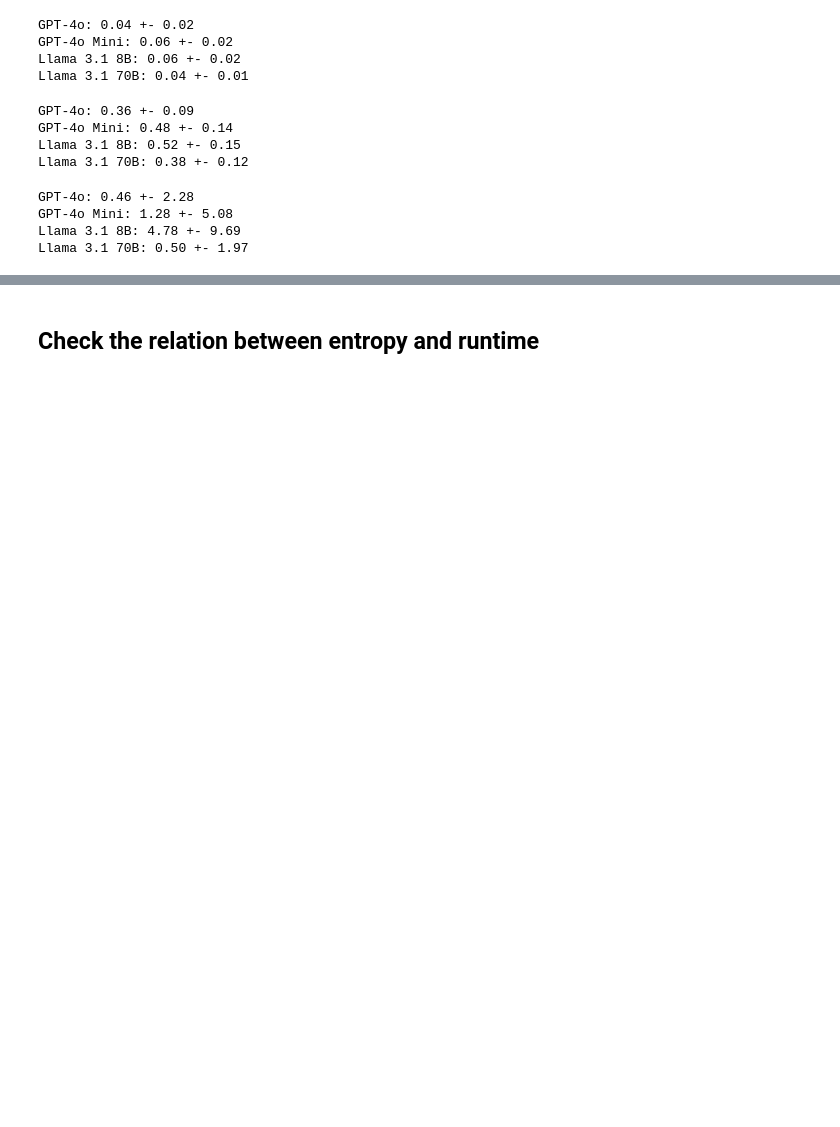
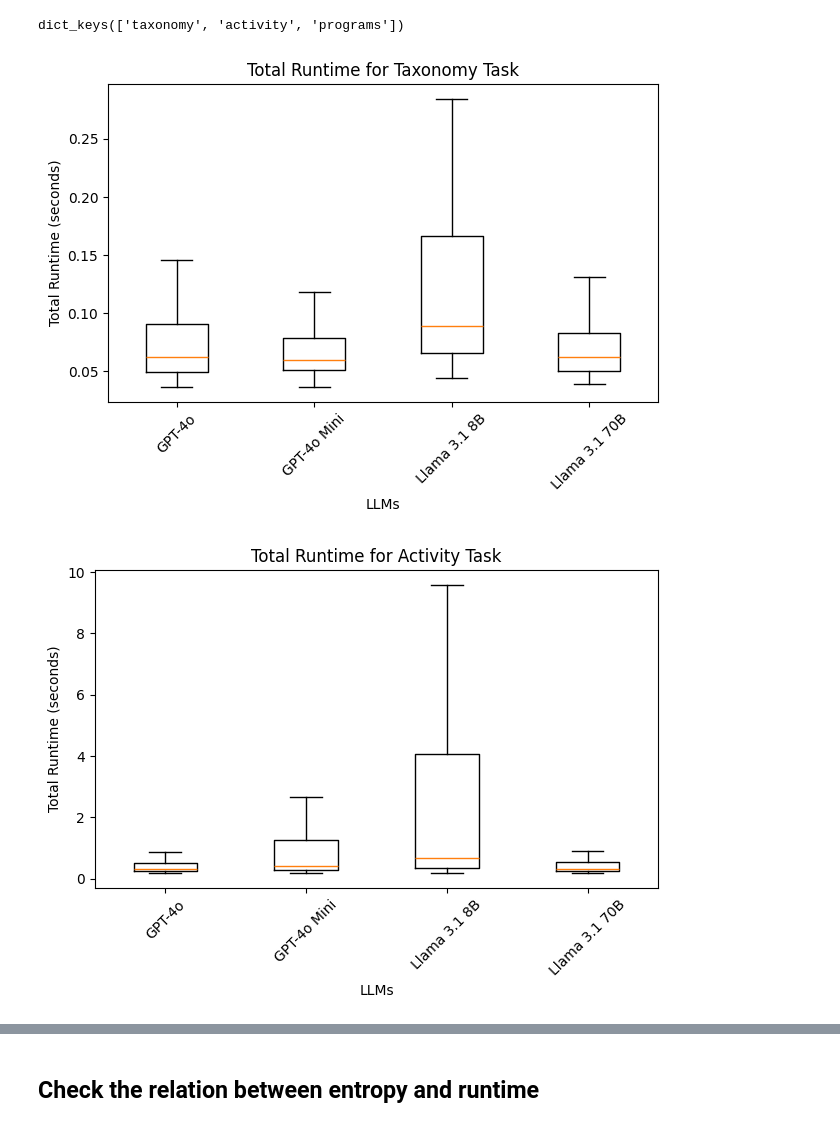
Before and after one commit to 20001LastOrder/LLM-Abscon-extension, a Jupyter notebook: measurements/runtime/analysis.ipynb, the cells around one changed output, grey strips where cells are left out. Drawn from its saved outputs; the diff is of its cells as text; code cells hidden in the pictures; blank space fills up the shorter version.

```diff
--- a/measurements/runtime/analysis.ipynb
+++ b/measurements/runtime/analysis.ipynb
@@ -48,29 +9,32 @@ Llama 3.1 70B: 0.00 +- 0.00
-# %%
-# show the average problem_solve_runtimes for each llm  +- std
-for i, (llm, df) in enumerate(zip(llm_names, runtime_results)):
-    print(f"{llm}: {df['problem_solve_runtimes'].mean():.2f} +- {df['problem_solve_runtimes'].std():.2f}")
-# %% [output]
-GPT-4o: 0.04 +- 0.02
-GPT-4o Mini: 0.06 +- 0.02
-Llama 3.1 8B: 0.06 +- 0.02
-Llama 3.1 70B: 0.04 +- 0.01
-# %%
-# show the average embedding_runtime for each llm  +- std
-for i, (llm, df) in enumerate(zip(llm_names, runtime_results)):
-    runtime = runtime_results[i]["embedding_runtime"].apply(lambda x: sum(eval(x)))
-    print(f"{llm}: {runtime.mean():.2f} +- {runtime.std():.2f}")
-# %% [output]
-GPT-4o: 0.36 +- 0.09
-GPT-4o Mini: 0.48 +- 0.14
-Llama 3.1 8B: 0.52 +- 0.15
-Llama 3.1 70B: 0.38 +- 0.12
-# %%
-# show the average graph_matching_runtime for each llm  +- std
-for i, (llm, df) in enumerate(zip(llm_names, runtime_results)):
-    runtime = runtime_results[i]["graph_matching_runtime"].apply(lambda x: sum(eval(x)))
-    print(f"{llm}: {runtime.mean():.2f} +- {runtime.std():.2f}")
-# %% [output]
-GPT-4o: 0.46 +- 2.28
-GPT-4o Mini: 1.28 +- 5.08
-Llama 3.1 8B: 4.78 +- 9.69
-Llama 3.1 70B: 0.50 +- 1.97
+# %%
+runtime_results = {}
+
+for task in tasks:
+    folder = f"{data_folder}{task}"
+    task_results = []
+    for llm in llms:
+        df = pd.read_csv(f"{folder}/{llm}_runtime_abscon_10.csv")
+        df["embedding_runtime_total"] = df["embedding_runtime"].apply(lambda x: sum(eval(x)))
+        df["graph_matching_runtime_total"] = df["graph_matching_runtime"].apply(lambda x: sum(eval(x)))
+        df["total_runtime"] = df["embedding_runtime_total"] + df["graph_matching_runtime_total"] + df["problem_build_runtimes"] + df["problem_solve_runtimes"]
+        task_results.append(df)
+    runtime_results[task] = task_results
+# %%
+runtime_results.keys()
+# %% [output]
+dict_keys(['taxonomy', 'activity', 'programs'])
+# %%
+for task, task_data in runtime_results.items():
+    data = [df["total_runtime"].values for df in task_data]
+    # plt.figure(figsize=(10, 5))
+    plt.boxplot(data, tick_labels=llm_names, showfliers=False)
+    plt.title(f"Total Runtime for {task.capitalize()} Task")
+    plt.ylabel("Total Runtime (seconds)")
+    plt.xlabel("LLMs")
+    plt.xticks(rotation=45)
+    plt.tight_layout()
+    plt.savefig(f"{task}_total_runtime_boxplot.png")
+    plt.show()
+# %% [output]
+[figure, added]
+[figure, added]
```
Also changed, not shown: parts of 23 cells of this notebook, 32 other files.
